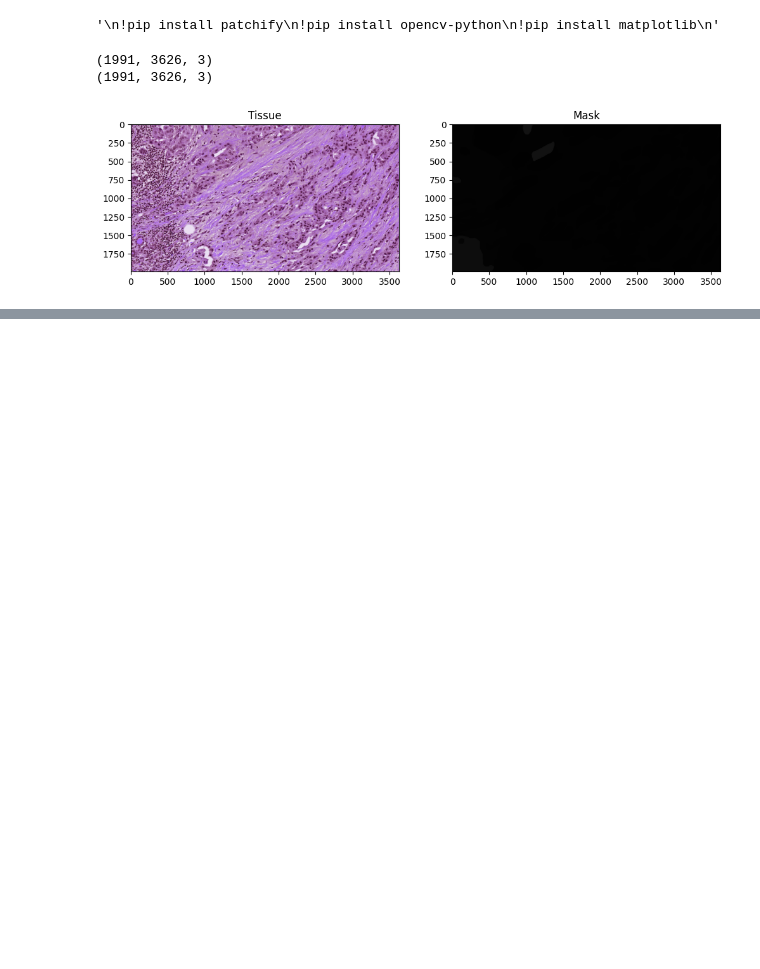
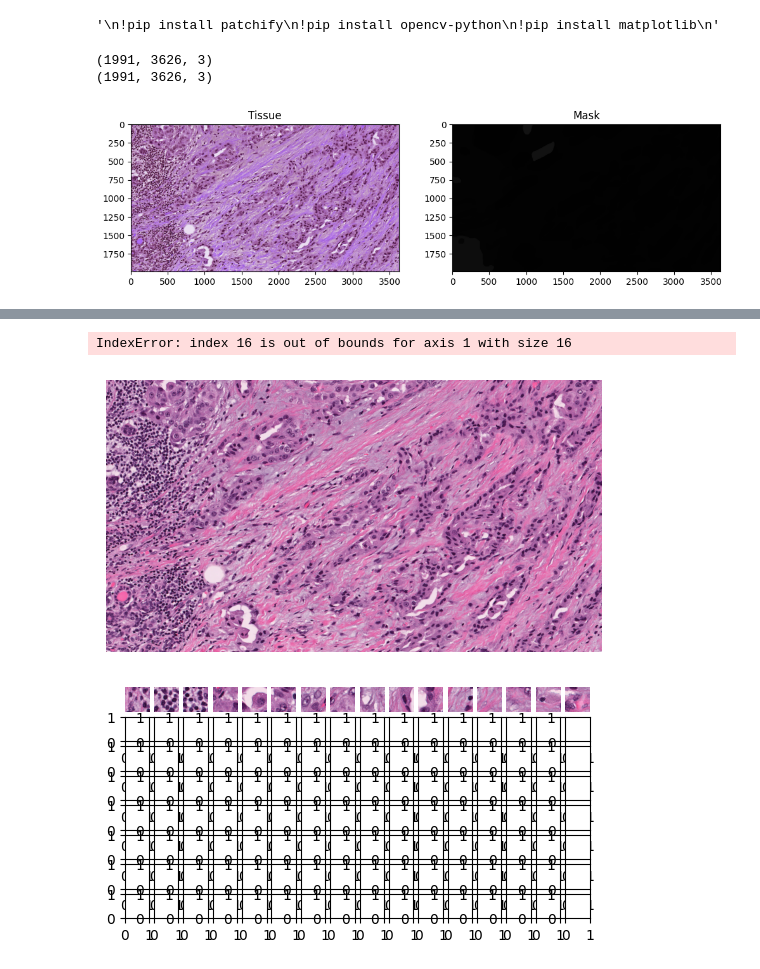
Before and after one commit to RafsanJany-44/Img_PreProcessing, a Jupyter notebook: Img_Slicing/patchify_01.ipynb, the cells around one changed output, grey strips where cells are left out. Cells and saved outputs as stored; diff of their text form; code cells hidden in the pictures; blank space fills up the shorter version.

```diff
--- a/Img_Slicing/patchify_01.ipynb
+++ b/Img_Slicing/patchify_01.ipynb
@@ -47,0 +68,17 @@ patches_img = patchify(tissue_img, (224,224,3), step=224)
+# %%
+plt.imshow(tissue_img)
+plt.axis('off')
+
+fig1, ax1 = plt.subplots(nrows=8,ncols=16,figsize=(6,3))
+
+a=0
+
+for R1 in range(patches_img.shape[0]):
+    for C1 in range(16):
+        ax1[R1, C1].imshow(gather_img[a][0])
+        ax1[R1,C1].axis("off")
+        a+=1
+# %% [output]
+IndexError: index 16 is out of bounds for axis 1 with size 16
+[figure, added]
+[figure, added]
```
Also changed, not shown: parts of 5 cells of this notebook.
